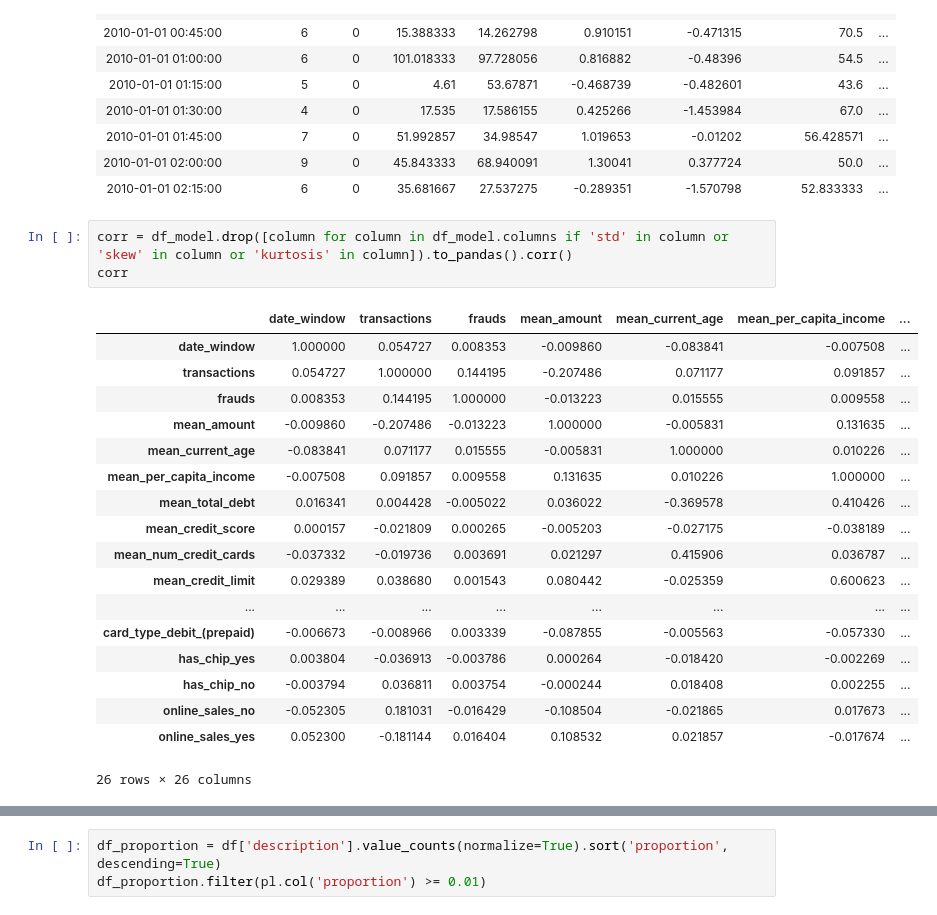
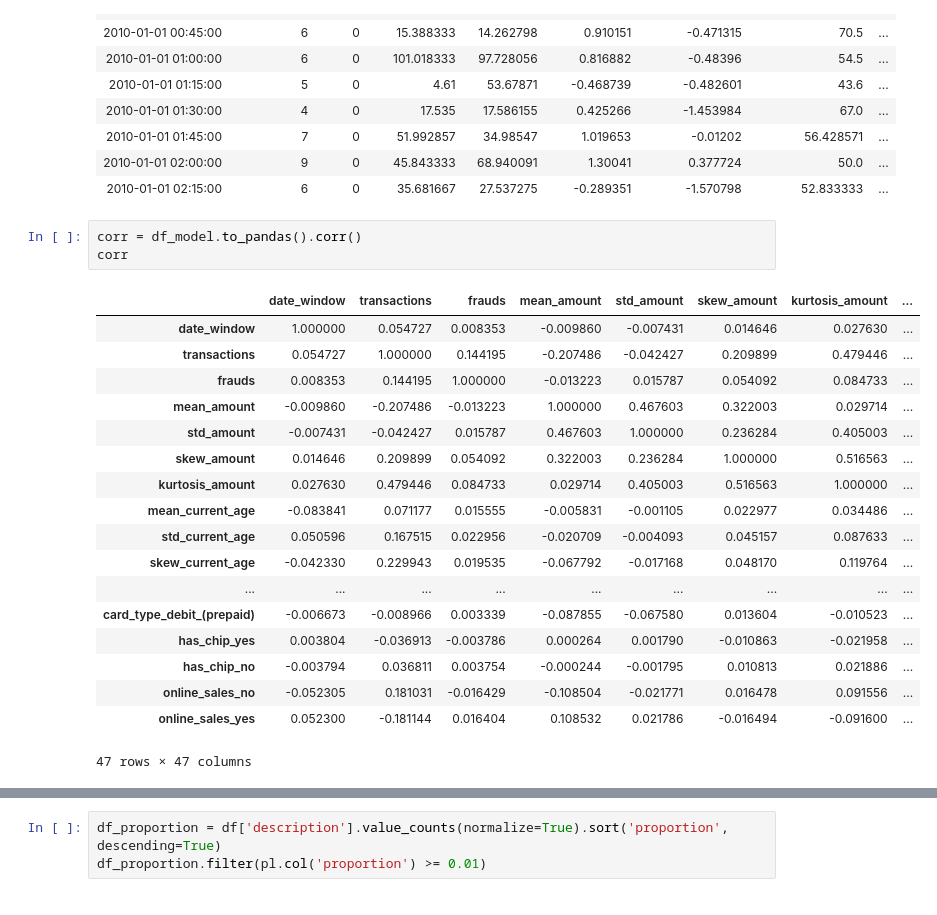
Before and after one commit to Angelicogfa/tcc_mba_datascience_analytics_usp_esalq, a Jupyter notebook: 03-modelagem_dados.ipynb, the cells around one changed output, grey strips where cells are left out. Drawn from its saved outputs; the diff is of its cells as text.

```diff
--- a/03-modelagem_dados.ipynb
+++ b/03-modelagem_dados.ipynb
@@ -155,25 +155,25 @@ shape: (10, 47)
 | 2010-01-01 02:00:00 | 9 | 0 | 45.843333 | 68.940091 | 1.30041 | 0.377724 | 50.0 | ... |
 | 2010-01-01 02:15:00 | 6 | 0 | 35.681667 | 27.537275 | -0.289351 | -1.570798 | 52.833333 | ... |
 # %%
-corr = df_model.drop([column for column in df_model.columns if 'std' in column or 'skew' in column or 'kurtosis' in column]).to_pandas().corr()
+corr = df_model.to_pandas().corr()
 corr
 # %% [output]
-|  | date_window | transactions | frauds | mean_amount | mean_current_age | mean_per_capita_income | ... |
-| date_window | 1.000000 | 0.054727 | 0.008353 | -0.009860 | -0.083841 | -0.007508 | ... |
-| transactions | 0.054727 | 1.000000 | 0.144195 | -0.207486 | 0.071177 | 0.091857 | ... |
-| frauds | 0.008353 | 0.144195 | 1.000000 | -0.013223 | 0.015555 | 0.009558 | ... |
-| mean_amount | -0.009860 | -0.207486 | -0.013223 | 1.000000 | -0.005831 | 0.131635 | ... |
-| mean_current_age | -0.083841 | 0.071177 | 0.015555 | -0.005831 | 1.000000 | 0.010226 | ... |
-| mean_per_capita_income | -0.007508 | 0.091857 | 0.009558 | 0.131635 | 0.010226 | 1.000000 | ... |
-| mean_total_debt | 0.016341 | 0.004428 | -0.005022 | 0.036022 | -0.369578 | 0.410426 | ... |
-| mean_credit_score | 0.000157 | -0.021809 | 0.000265 | -0.005203 | -0.027175 | -0.038189 | ... |
-| mean_num_credit_cards | -0.037332 | -0.019736 | 0.003691 | 0.021297 | 0.415906 | 0.036787 | ... |
-| mean_credit_limit | 0.029389 | 0.038680 | 0.001543 | 0.080442 | -0.025359 | 0.600623 | ... |
-| ... | ... | ... | ... | ... | ... | ... | ... |
-| card_type_debit_(prepaid) | -0.006673 | -0.008966 | 0.003339 | -0.087855 | -0.005563 | -0.057330 | ... |
-| has_chip_yes | 0.003804 | -0.036913 | -0.003786 | 0.000264 | -0.018420 | -0.002269 | ... |
-| has_chip_no | -0.003794 | 0.036811 | 0.003754 | -0.000244 | 0.018408 | 0.002255 | ... |
-| online_sales_no | -0.052305 | 0.181031 | -0.016429 | -0.108504 | -0.021865 | 0.017673 | ... |
-| online_sales_yes | 0.052300 | -0.181144 | 0.016404 | 0.108532 | 0.021857 | -0.017674 | ... |
+|  | date_window | transactions | frauds | mean_amount | std_amount | skew_amount | kurtosis_amount | ... |
+| date_window | 1.000000 | 0.054727 | 0.008353 | -0.009860 | -0.007431 | 0.014646 | 0.027630 | ... |
+| transactions | 0.054727 | 1.000000 | 0.144195 | -0.207486 | -0.042427 | 0.209899 | 0.479446 | ... |
+| frauds | 0.008353 | 0.144195 | 1.000000 | -0.013223 | 0.015787 | 0.054092 | 0.084733 | ... |
+| mean_amount | -0.009860 | -0.207486 | -0.013223 | 1.000000 | 0.467603 | 0.322003 | 0.029714 | ... |
+| std_amount | -0.007431 | -0.042427 | 0.015787 | 0.467603 | 1.000000 | 0.236284 | 0.405003 | ... |
+| skew_amount | 0.014646 | 0.209899 | 0.054092 | 0.322003 | 0.236284 | 1.000000 | 0.516563 | ... |
+| kurtosis_amount | 0.027630 | 0.479446 | 0.084733 | 0.029714 | 0.405003 | 0.516563 | 1.000000 | ... |
+| mean_current_age | -0.083841 | 0.071177 | 0.015555 | -0.005831 | -0.001105 | 0.022977 | 0.034486 | ... |
+| std_current_age | 0.050596 | 0.167515 | 0.022956 | -0.020709 | -0.004093 | 0.045157 | 0.087633 | ... |
+| skew_current_age | -0.042330 | 0.229943 | 0.019535 | -0.067792 | -0.017168 | 0.048170 | 0.119764 | ... |
+| ... | ... | ... | ... | ... | ... | ... | ... | ... |
+| card_type_debit_(prepaid) | -0.006673 | -0.008966 | 0.003339 | -0.087855 | -0.067580 | 0.013604 | -0.010523 | ... |
+| has_chip_yes | 0.003804 | -0.036913 | -0.003786 | 0.000264 | 0.001790 | -0.010863 | -0.021958 | ... |
+| has_chip_no | -0.003794 | 0.036811 | 0.003754 | -0.000244 | -0.001795 | 0.010813 | 0.021886 | ... |
+| online_sales_no | -0.052305 | 0.181031 | -0.016429 | -0.108504 | -0.021771 | 0.016478 | 0.091556 | ... |
+| online_sales_yes | 0.052300 | -0.181144 | 0.016404 | 0.108532 | 0.021786 | -0.016494 | -0.091600 | ... |
-26 rows × 26 columns
+47 rows × 47 columns
 # %%
```
Also changed, not shown: parts of 1 cell of this notebook.
